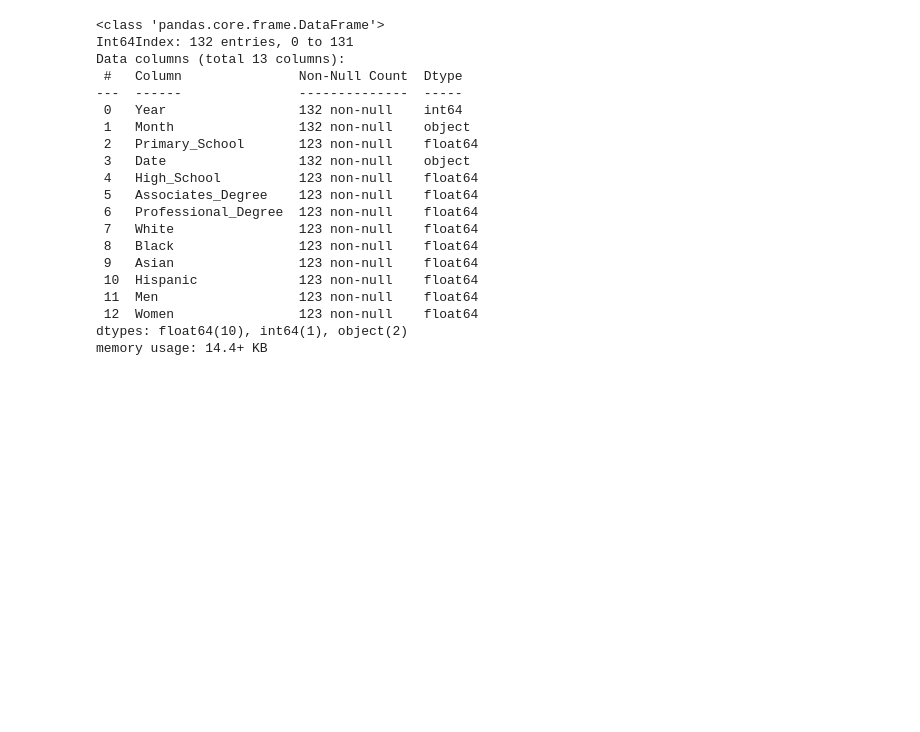
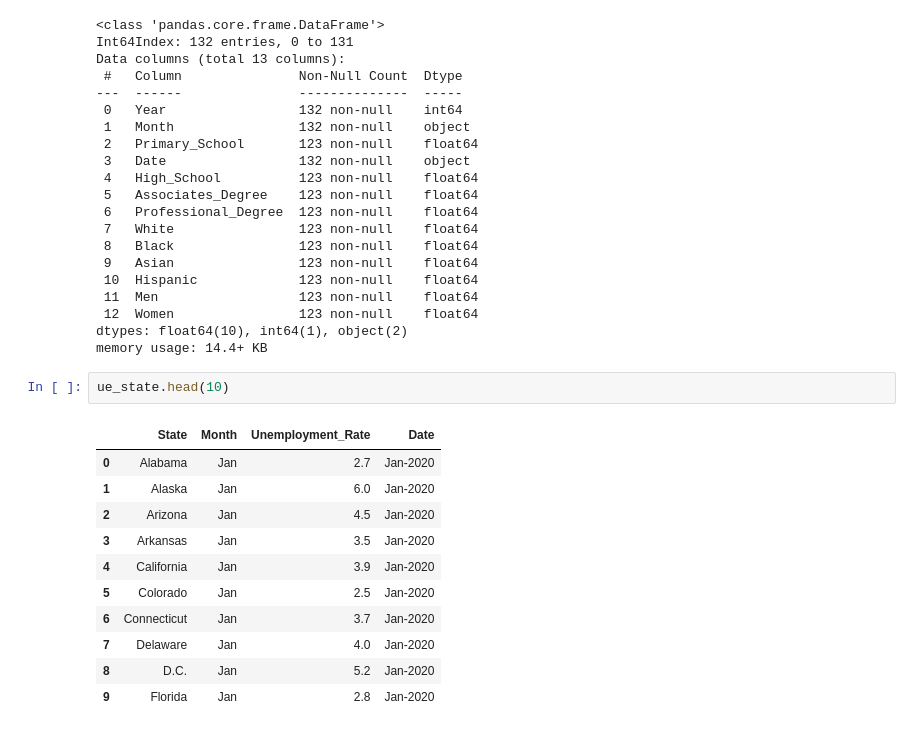
Before and after one commit to anushirahatti/unemployment-data, a Jupyter notebook: src/unemployment_data_preparation.ipynb, the cells around one changed output. Saved outputs shown, nothing was run; the diff lists cells and outputs as text; blank space fills up the shorter version.

```diff
--- a/src/unemployment_data_preparation.ipynb
+++ b/src/unemployment_data_preparation.ipynb
@@ -310,3 +339,17 @@ Data columns (total 13 columns):
  12  Women                123 non-null    float64
 dtypes: float64(10), int64(1), object(2)
 memory usage: 14.4+ KB
+# %%
+ue_state.head(10)
+# %% [output]
+|  | State | Month | Unemployment_Rate | Date |
+| 0 | Alabama | Jan | 2.7 | Jan-2020 |
+| 1 | Alaska | Jan | 6.0 | Jan-2020 |
+| 2 | Arizona | Jan | 4.5 | Jan-2020 |
+| 3 | Arkansas | Jan | 3.5 | Jan-2020 |
+| 4 | California | Jan | 3.9 | Jan-2020 |
+| 5 | Colorado | Jan | 2.5 | Jan-2020 |
+| 6 | Connecticut | Jan | 3.7 | Jan-2020 |
+| 7 | Delaware | Jan | 4.0 | Jan-2020 |
+| 8 | D.C. | Jan | 5.2 | Jan-2020 |
+| 9 | Florida | Jan | 2.8 | Jan-2020 |
```
Also changed, not shown: parts of 5 cells of this notebook.
